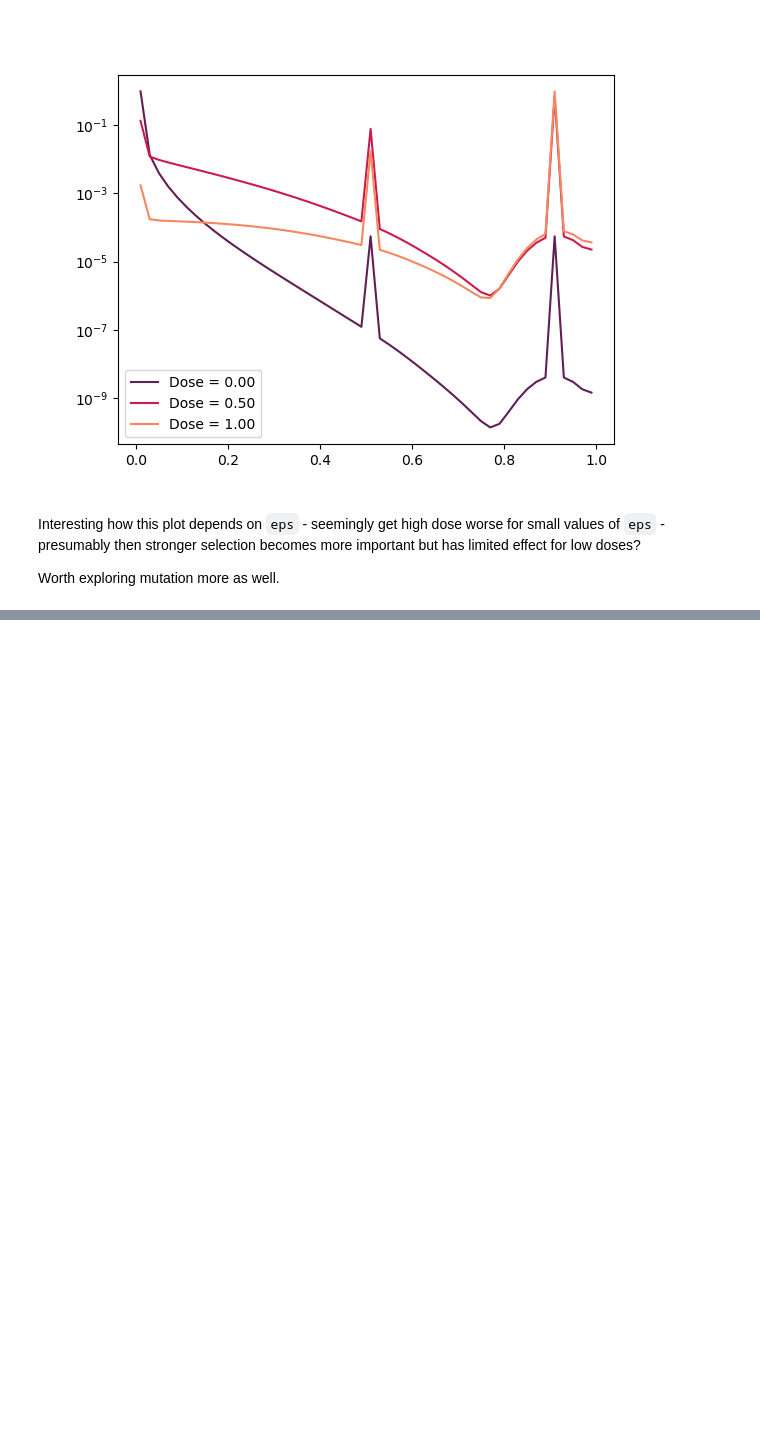
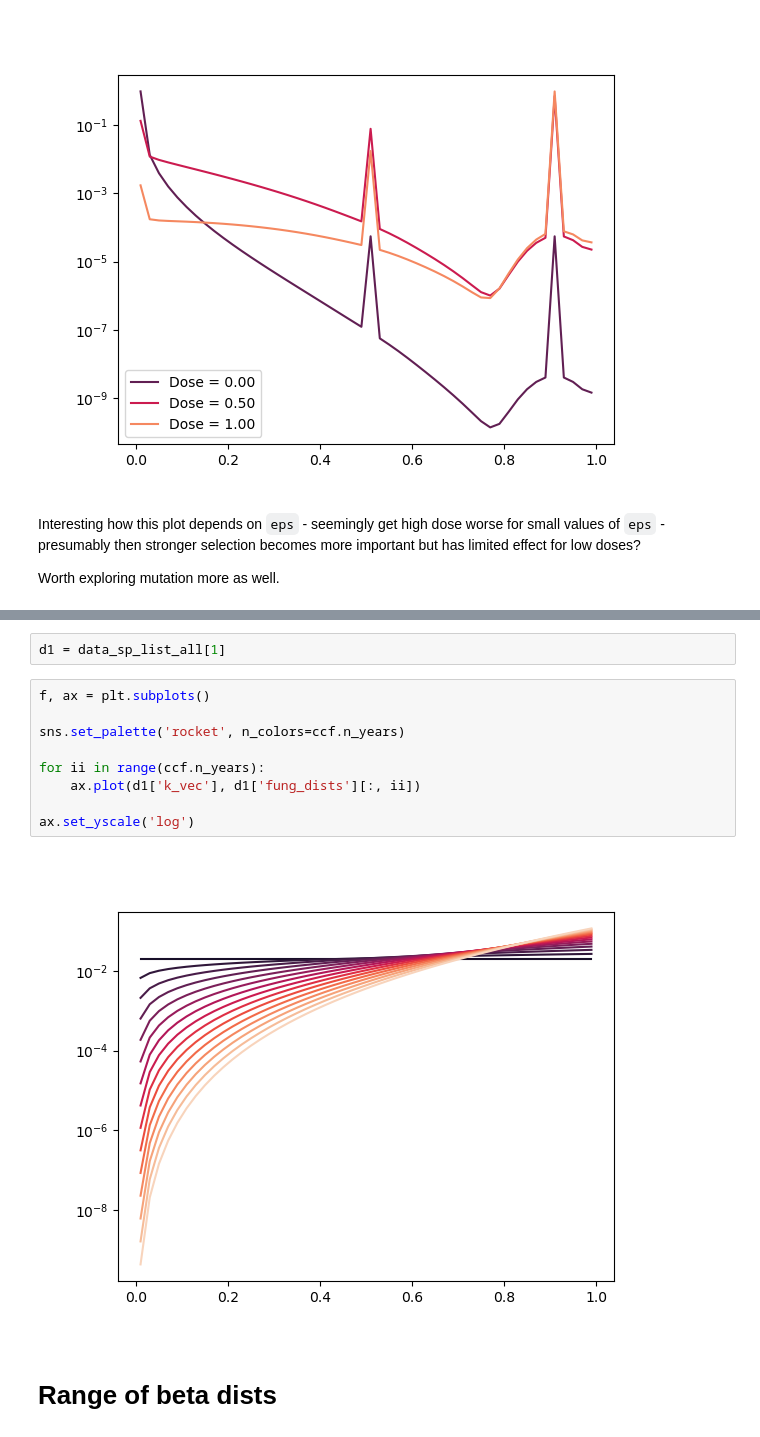
Before and after one commit to nt409/quant-res-doses, a Jupyter notebook: notebooks/102_initial_analysis.ipynb, the cells around one changed output, grey strips where cells are left out. Drawn from its saved outputs; the diff is of its cells as text; blank space fills up the shorter version.

```diff
--- a/notebooks/102_rough.ipynb
+++ b/notebooks/102_initial_analysis.ipynb
@@ -626,0 +703,15 @@ Worth exploring mutation more as well.
+# %%
+d1 = data_sp_list_all[1]
+# %%
+f, ax = plt.subplots()
+
+sns.set_palette('rocket', n_colors=ccf.n_years)
+
+for ii in range(ccf.n_years):
+    ax.plot(d1['k_vec'], d1['fung_dists'][:, ii])
+
+ax.set_yscale('log')
+# %% [output]
+[figure, added]
+# %% [markdown]
+# Range of beta dists
```
Also changed, not shown: parts of 80 cells of this notebook, 1 other file.
